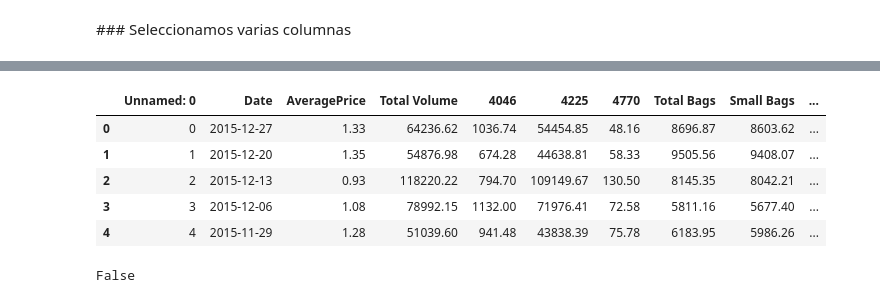
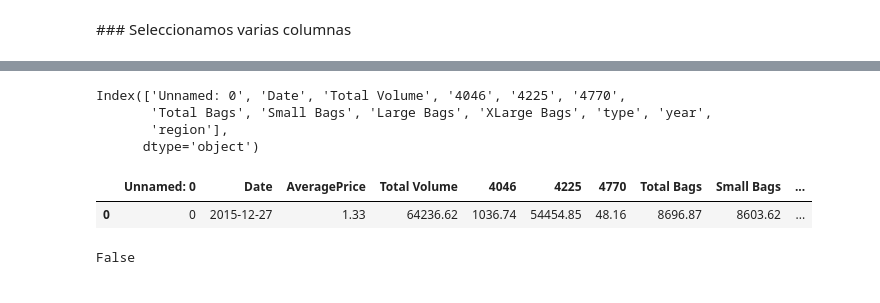
Before and after one commit to wilmer-marquez/Apuntes, a Jupyter notebook: 4_pandas.ipynb, the cells around one changed output, grey strips where cells are left out. Cells and saved outputs as stored; diff of their text form; code cells hidden in the pictures.

```diff
--- a/4_pandas.ipynb
+++ b/4_pandas.ipynb
@@ -760,16 +807,18 @@ columnas
 # %%
 copia = df.copy() # Hacemos una copia
 # %%
-copia.drop(columns="AveragePrice", inplace=True)
+copia.drop(columns="AveragePrice", inplace=True) #Por defecto inplace = False
+copia.columns
+# %% [output]
+Index(['Unnamed: 0', 'Date', 'Total Volume', '4046', '4225', '4770',
+       'Total Bags', 'Small Bags', 'Large Bags', 'XLarge Bags', 'type', 'year',
+       'region'],
+      dtype='object')
 # %%
-df.head() # Las modificaciones que hago en la copia son independientes del original y no afectan
+df.head(1) # Las modificaciones que hago en la copia son independientes del original y no afectan
 # %% [output]
 |  | Unnamed: 0 | Date | AveragePrice | Total Volume | 4046 | 4225 | 4770 | Total Bags | Small Bags | ... |
 | 0 | 0 | 2015-12-27 | 1.33 | 64236.62 | 1036.74 | 54454.85 | 48.16 | 8696.87 | 8603.62 | ... |
-| 1 | 1 | 2015-12-20 | 1.35 | 54876.98 | 674.28 | 44638.81 | 58.33 | 9505.56 | 9408.07 | ... |
-| 2 | 2 | 2015-12-13 | 0.93 | 118220.22 | 794.70 | 109149.67 | 130.50 | 8145.35 | 8042.21 | ... |
-| 3 | 3 | 2015-12-06 | 1.08 | 78992.15 | 1132.00 | 71976.41 | 72.58 | 5811.16 | 5677.40 | ... |
-| 4 | 4 | 2015-11-29 | 1.28 | 51039.60 | 941.48 | 43838.39 | 75.78 | 6183.95 | 5986.26 | ... |
 # %%
 copia is df# PORQUE COPIA NO ES DF
 # %% [output]
```
Also changed, not shown: parts of 29 cells of this notebook.
